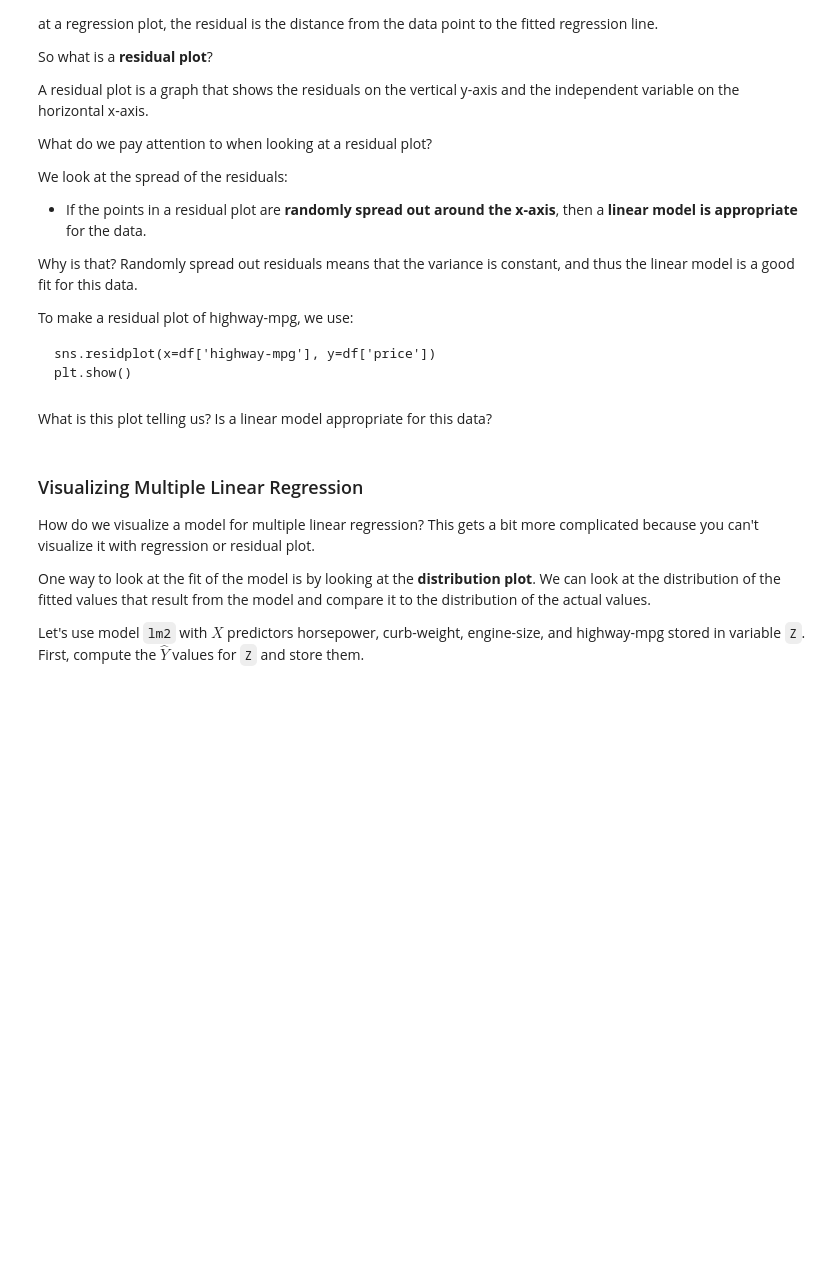
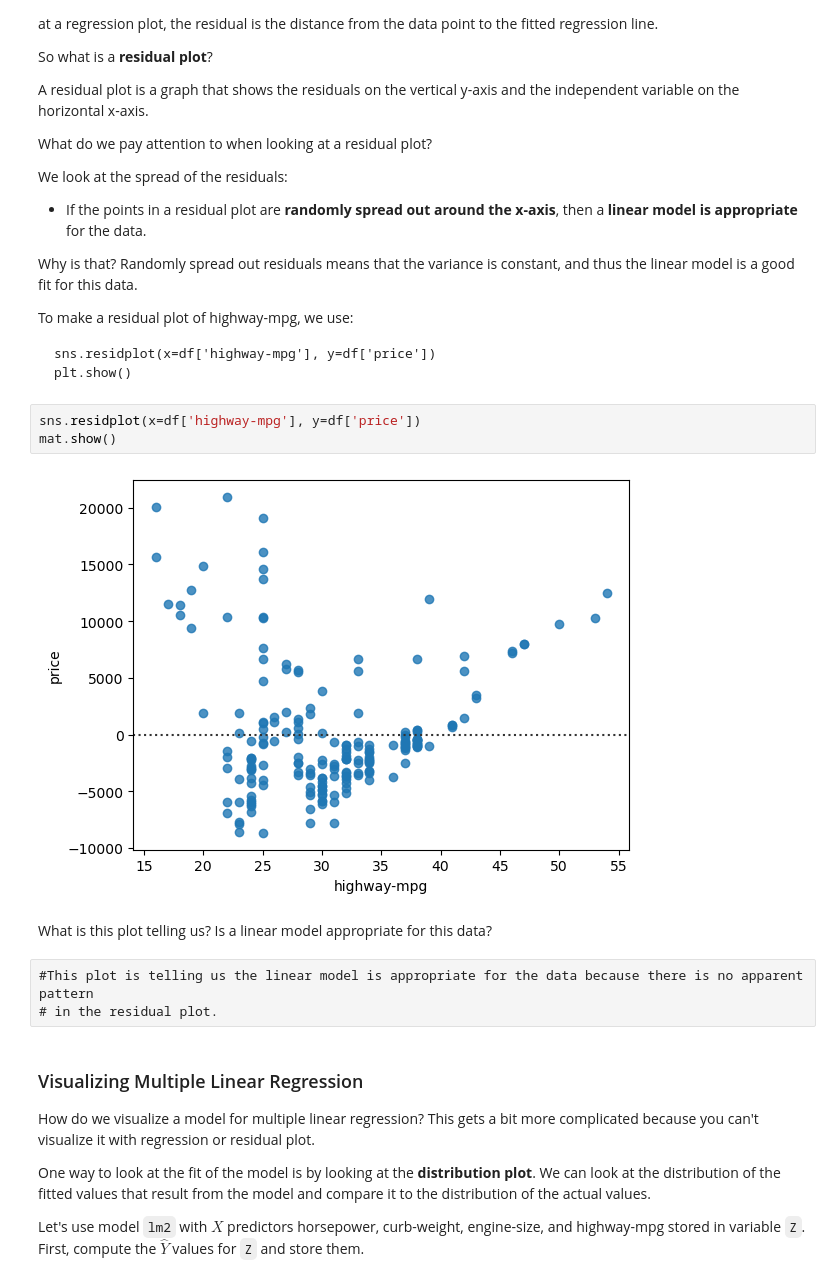
Before and after one commit to EPIC-Campus-LPS/automobile-regression-model-J-Huster, a Jupyter notebook: FAI_Automobile_Part3.ipynb, the cells around one changed output. Saved outputs shown, nothing was run; the diff lists cells and outputs as text; blank space fills up the shorter version.

````diff
--- a/FAI_Automobile_Part3.ipynb
+++ b/FAI_Automobile_Part3.ipynb
@@ -245,8 +306,16 @@ To make a residual plot of highway-mpg, we use:
 sns.residplot(x=df['highway-mpg'], y=df['price'])
 plt.show()
 ```
+# %%
+sns.residplot(x=df['highway-mpg'], y=df['price'])
+mat.show()
+# %% [output]
+[figure, added]
 # %% [markdown]
 What is this plot telling us? Is a linear model appropriate for this data?
+# %% [raw]
+#This plot is telling us the linear model is appropriate for the data because there is no apparent pattern
+# in the residual plot.
 # %% [markdown]
 ### Visualizing Multiple Linear Regression
 How do we visualize a model for multiple linear regression? This gets a bit more complicated because you can't visualize it with regression or residual plot.
````
Also changed, not shown: parts of 42 cells of this notebook.
